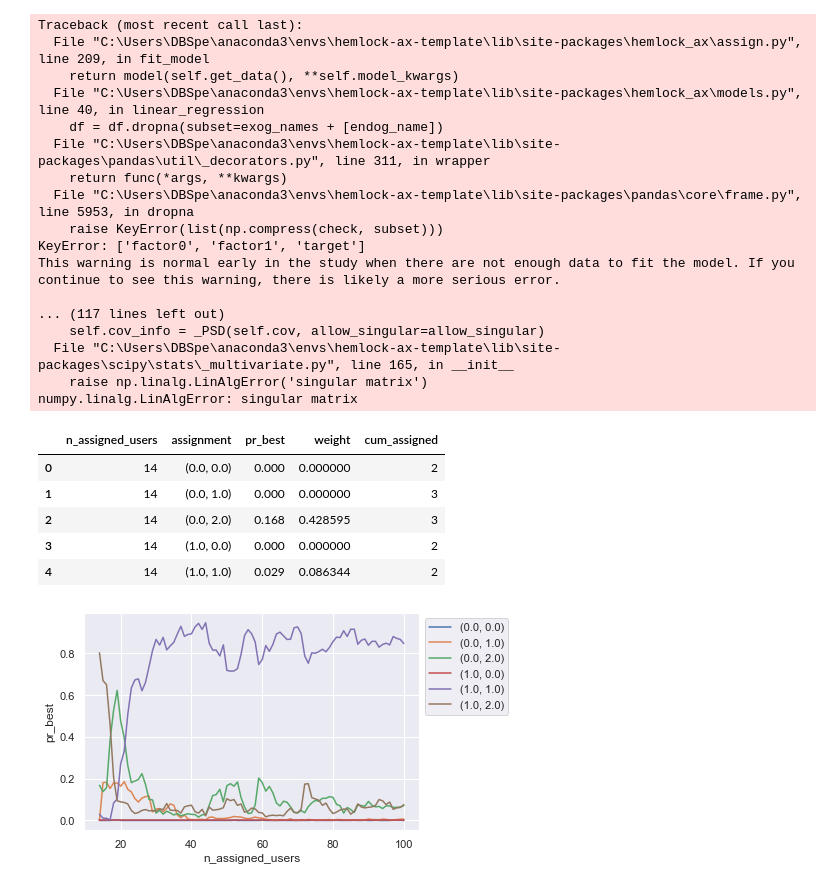
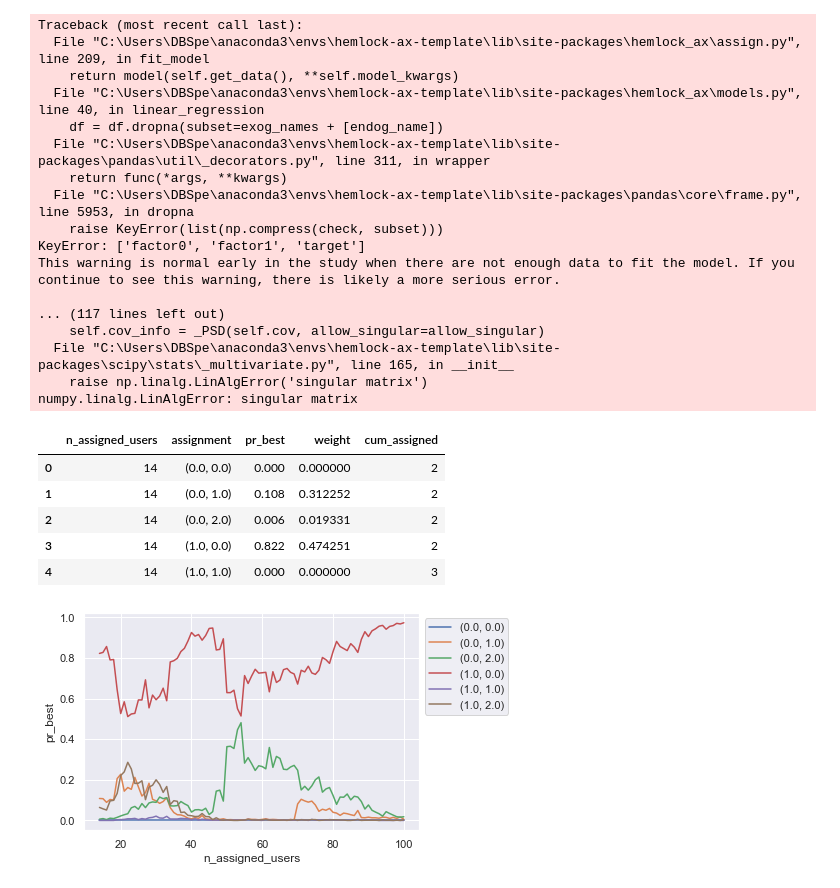
Before and after one commit to dsbowen/hemlock-ax-template, a Jupyter notebook: temp/temp.ipynb, the cells around one changed output. Cells and saved outputs as stored; diff of their text form; code cells hidden in the pictures.

```diff
--- a/temp/temp.ipynb
+++ b/temp/temp.ipynb
@@ -24,59 +24,51 @@ def seed():
                 f"You were assigned to {assignment}",
                 input_tag={"type": "number"},
                 variable="target",
-                test_response=partial(make_test_response, assignment)
+                test_response=sum(assignment.values()) + norm(0, 10).rvs()
             )
         ),
         Page(
-            Label(compile=partial(display_target, input)),
+            Label("Thank you for participating!"),
         )
     ]
-
-
-def make_test_response(input, assignment):
-    return sum(assignment.values()) + 10 * norm().rvs()
-
-
-def display_target(display_label, input):
-    display_label.label = f"Target value is {input.response}."
 
 
 # get a test user started on the survey
 sns.set()
 app = create_test_app()
 init_test_app(app)
 df = run_test(100, seed)[0]
 df.head()
 # %% [output]
 Traceback (most recent call last):
   File "C:\Users\DBSpe\anaconda3\envs\hemlock-ax-template\lib\site-packages\hemlock_ax\assign.py", line 209, in fit_model
     return model(self.get_data(), **self.model_kwargs)
   File "C:\Users\DBSpe\anaconda3\envs\hemlock-ax-template\lib\site-packages\hemlock_ax\models.py", line 40, in linear_regression
     df = df.dropna(subset=exog_names + [endog_name])
   File "C:\Users\DBSpe\anaconda3\envs\hemlock-ax-template\lib\site-packages\pandas\util\_decorators.py", line 311, in wrapper
     return func(*args, **kwargs)
   File "C:\Users\DBSpe\anaconda3\envs\hemlock-ax-template\lib\site-packages\pandas\core\frame.py", line 5953, in dropna
     raise KeyError(list(np.compress(check, subset)))
 KeyError: ['factor0', 'factor1', 'target']
 This warning is normal early in the study when there are not enough data to fit the model. If you continue to see this warning, there is likely a more serious error.
 
 ... (117 lines left out)
     self.cov_info = _PSD(self.cov, allow_singular=allow_singular)
   File "C:\Users\DBSpe\anaconda3\envs\hemlock-ax-template\lib\site-packages\scipy\stats\_multivariate.py", line 165, in __init__
     raise np.linalg.LinAlgError('singular matrix')
 numpy.linalg.LinAlgError: singular matrix
 |  | n_assigned_users | assignment | pr_best | weight | cum_assigned |
 | 0 | 14 | (0.0, 0.0) | 0.000 | 0.000000 | 2 |
-| 1 | 14 | (0.0, 1.0) | 0.000 | 0.000000 | 3 |
-| 2 | 14 | (0.0, 2.0) | 0.168 | 0.428595 | 3 |
-| 3 | 14 | (1.0, 0.0) | 0.000 | 0.000000 | 2 |
-| 4 | 14 | (1.0, 1.0) | 0.029 | 0.086344 | 2 |
+| 1 | 14 | (0.0, 1.0) | 0.108 | 0.312252 | 2 |
+| 2 | 14 | (0.0, 2.0) | 0.006 | 0.019331 | 2 |
+| 3 | 14 | (1.0, 0.0) | 0.822 | 0.474251 | 2 |
+| 4 | 14 | (1.0, 1.0) | 0.000 | 0.000000 | 3 |
 # %%
 sns.lineplot(data=df, x="n_assigned_users", y="pr_best", hue="assignment")
 plt.legend(bbox_to_anchor=(1,1), loc="upper left")
 plt.show()
 # %% [output]
-[figure, old version]
+[figure, new version]
 # %%
 sns.lineplot(data=df, x="n_assigned_users", y="weight", hue="assignment")
 plt.legend(bbox_to_anchor=(1,1), loc="upper left")
```
Also changed, not shown: parts of 2 cells of this notebook, 1 other file.
